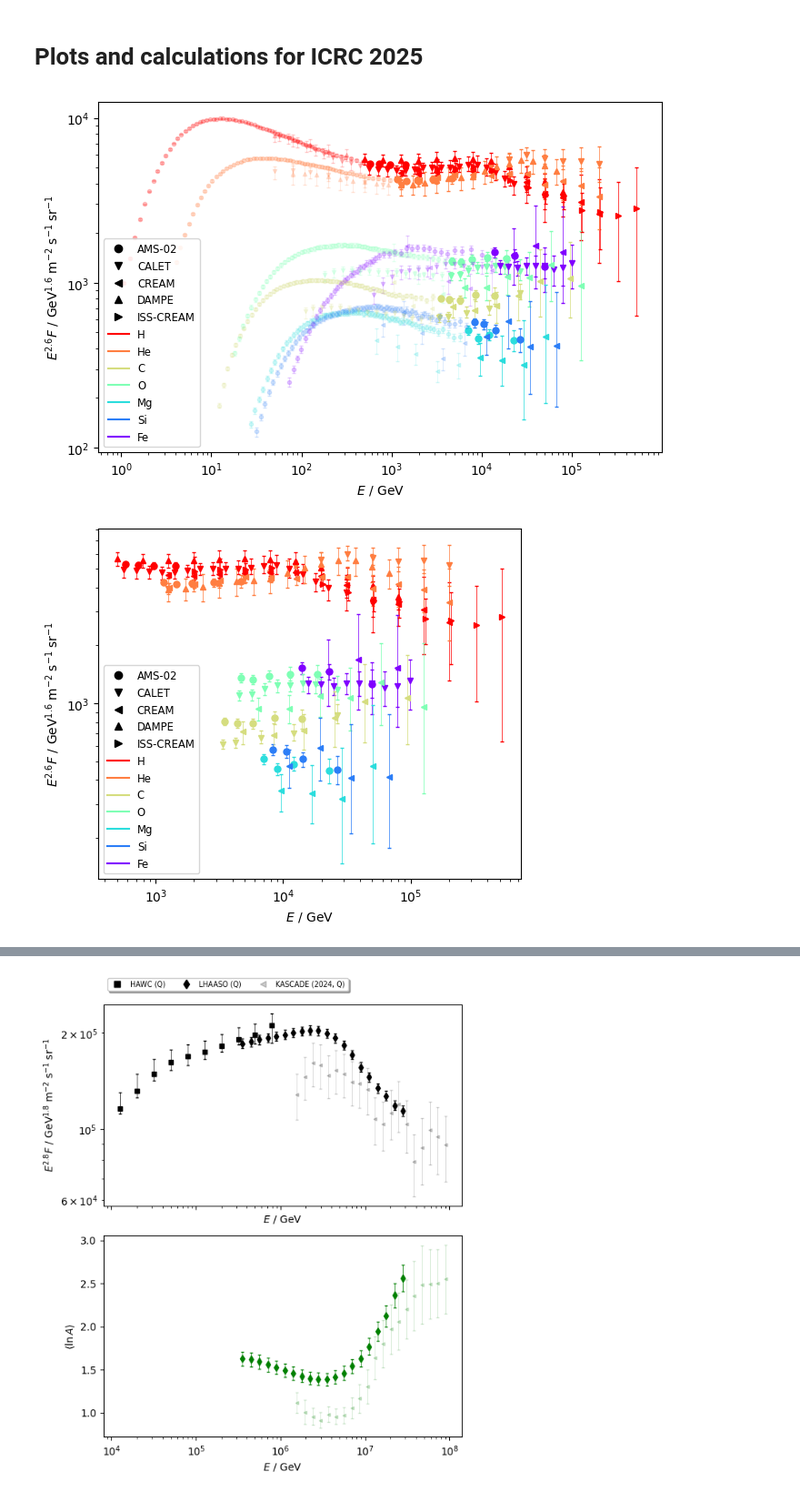
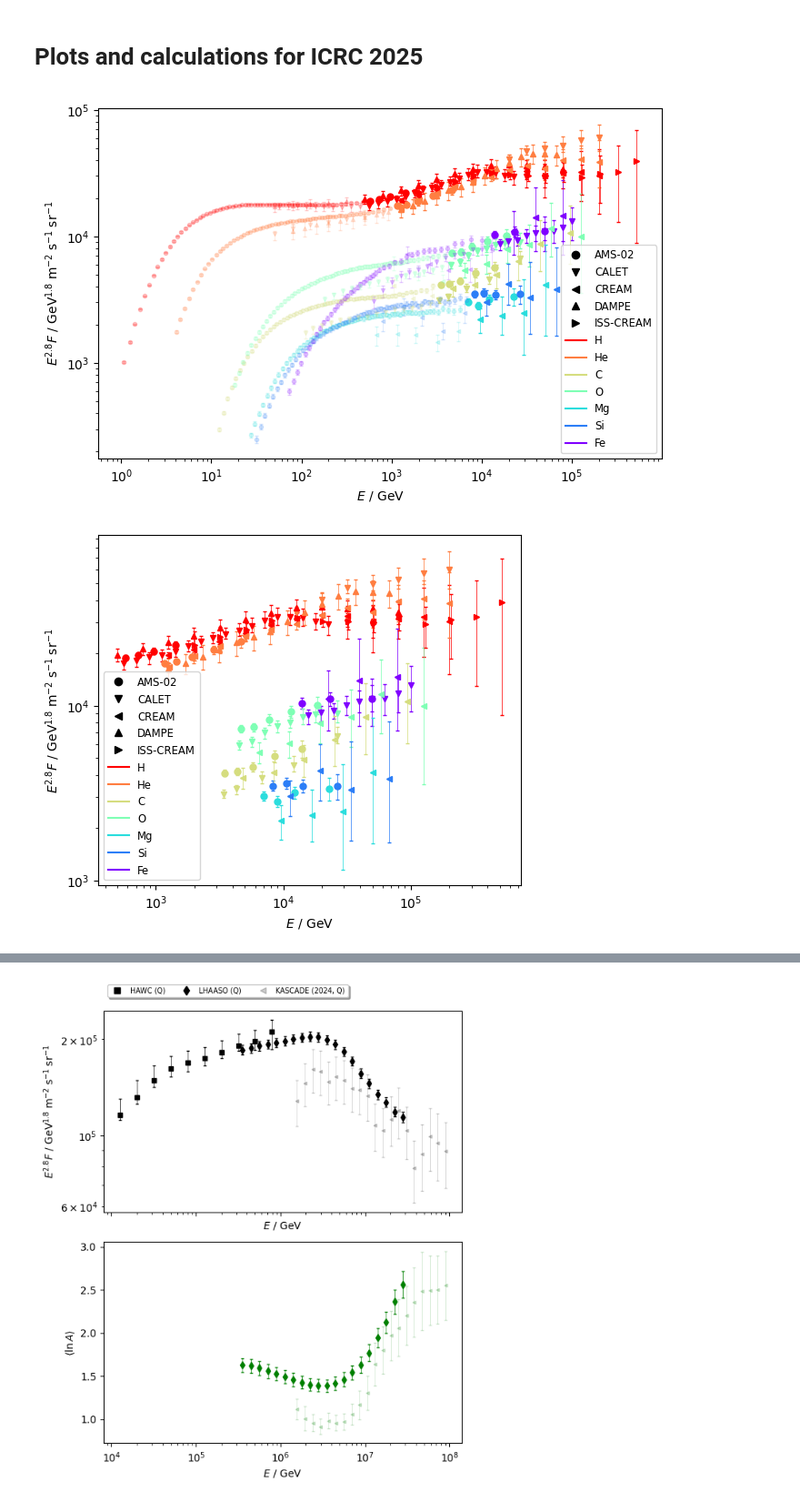
Before and after one commit to nj-vs-vh/EVA, a Jupyter notebook: icrc.ipynb, the cells around one changed output, grey strips where cells are left out. Shown at 91% size. Cells and saved outputs as stored; diff of their text form; code cells hidden in the pictures.

```diff
--- a/icrc.ipynb
+++ b/icrc.ipynb
@@ -36,35 +36,35 @@ data_le = Data.load(
 # %%
 fig, ax = plt.subplots(figsize=(8, 5))
 
-scale = 2.6
+scale = 2.8
 
 for exp, ps in data_direct.element_spectra.items():
     for p, s in ps.items():
         s.plot(scale=scale, ax=ax, add_label=False, is_fitted=True, marker_size=5.0)
 for exp, ps in data_le.element_spectra.items():
     for p, s in ps.items():
         s.plot(scale=scale, ax=ax, add_label=False, is_fitted=False)
 
 
 ax.set_xscale("log")
 ax.set_yscale("log")
 legend_with_added_items(
     ax,
     [
         (exp.legend_artist(is_fitted=True), exp.name)
         for exp in sorted(data_direct.experiments(spectra_only=True))
     ]
     + [(legend_artist_line(element.color), element.name) for element in Element.regular()],
     fontsize="small",
 )
 
 plt.show()
 # %% [output]
-[figure, old version]
+[figure, new version]
 # %%
 fig, ax = plt.subplots(figsize=(6, 5))
 
-scale = 2.6
+scale = 2.8
 
 for exp, ps in data_direct.element_spectra.items():
     for p, s in ps.items():
@@ -84,7 +84,7 @@ legend_with_added_items(
 
 plt.show()
 # %% [output]
-[figure, old version]
+[figure, new version]
 # %%
 data_grapes = Data.load(DataConfig(experiments_elements=[experiments.grapes]))
 # %%
```
Also changed, not shown: parts of 11 cells of this notebook, 4 other files.
